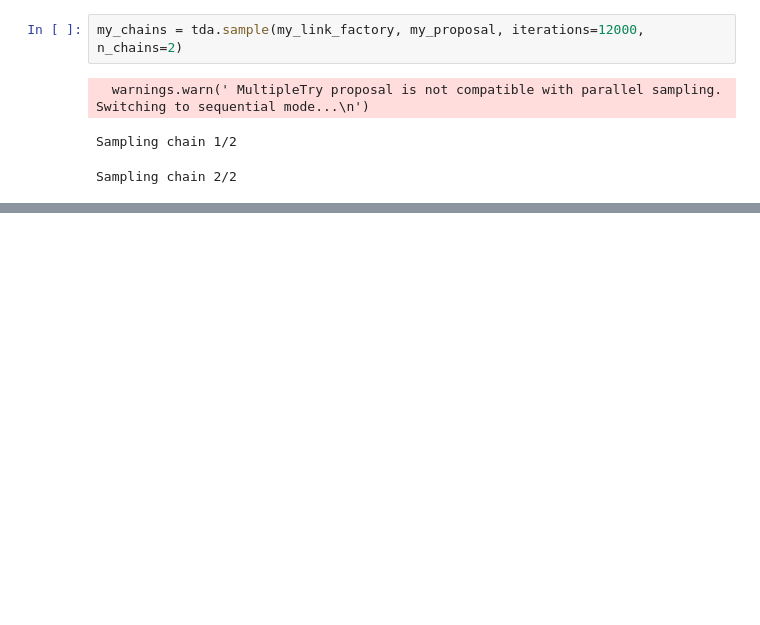
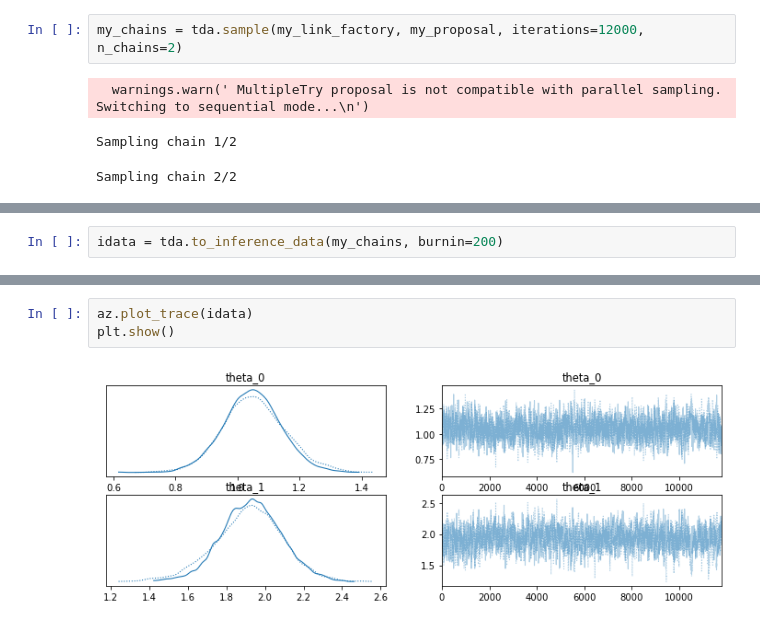
Before and after one commit to mikkelbue/tinyDA, a Jupyter notebook: examples/MultipleTry Proposal.ipynb, the cells around one changed output, grey strips where cells are left out. Saved outputs shown, nothing was run; the diff lists cells and outputs as text; blank space fills up the shorter version.

```diff
--- a/examples/MultipleTry Proposal.ipynb
+++ b/examples/MultipleTry Proposal.ipynb
@@ -66,0 +61,2 @@ tda.plot_samples(samples)
+# %%
+idata = tda.to_inference_data(my_chains, burnin=200)
@@ -66,0 +71,5 @@ tda.plot_samples(samples)
+# %%
+az.plot_trace(idata)
+plt.show()
+# %% [output]
+[figure, added]
```
Also changed, not shown: parts of 6 cells of this notebook, 3 other files.
